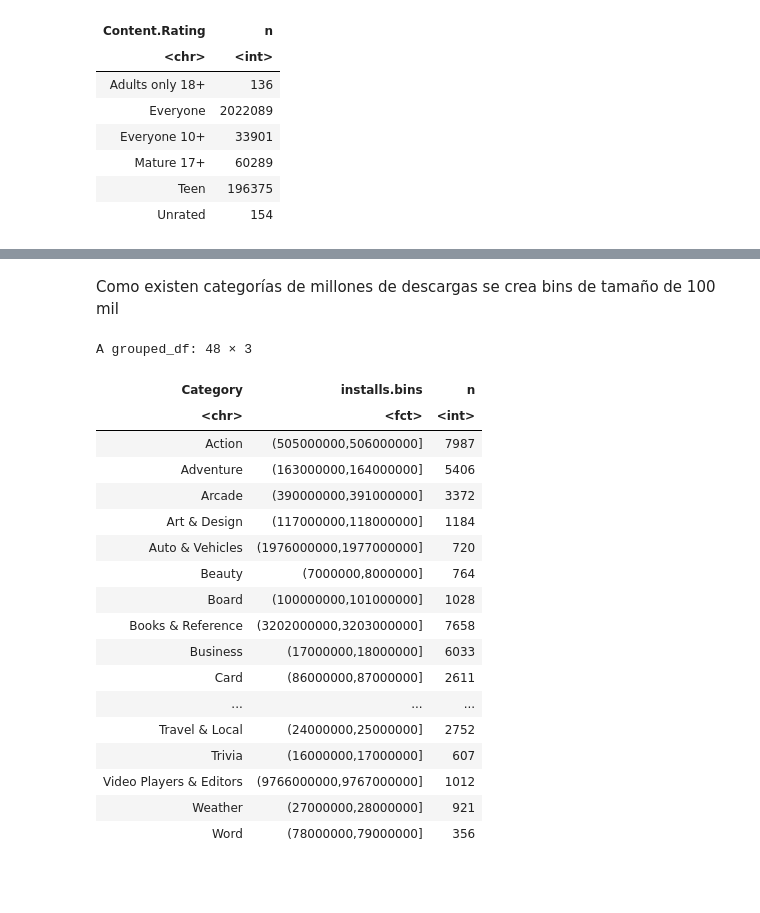
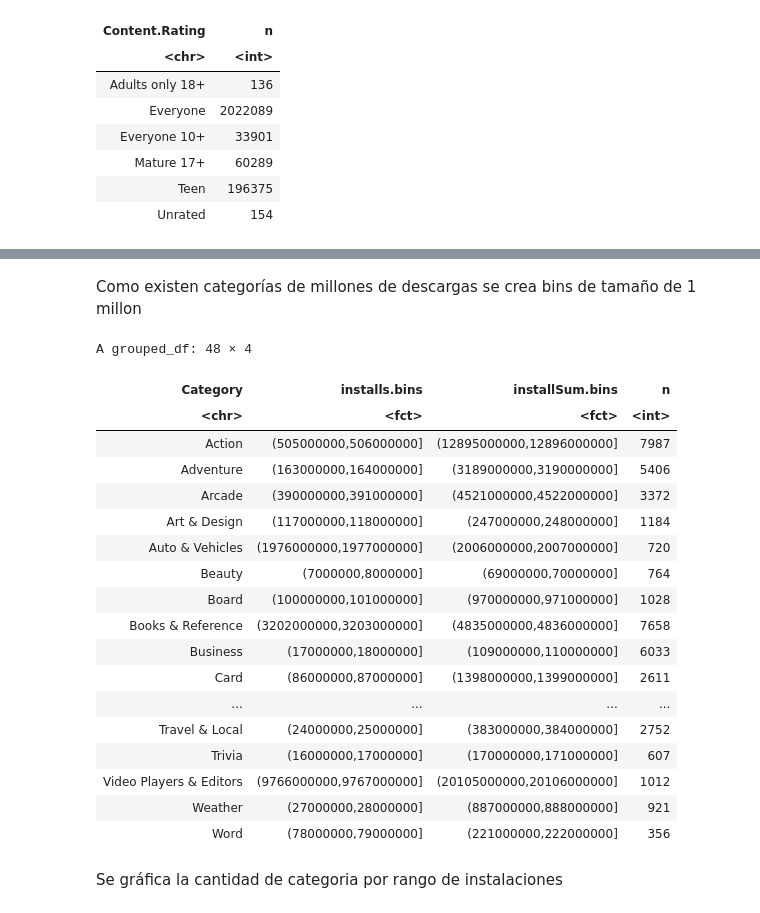
Before and after one commit to JHyel2015/Proyecto_1B_2023A, a Jupyter notebook: notebooks/Project1B.ipynb, the cells around one changed output, grey strips where cells are left out. Cells and saved outputs as stored; diff of their text form; code cells hidden in the pictures; blank space fills up the shorter version.

```diff
--- a/notebooks/Project1B.ipynb
+++ b/notebooks/Project1B.ipynb
@@ -105,0 +109,14 @@ A data.frame: 10 × 10
+# %%
+df2 %>%
+   filter(is.na(App.Name))
+
+print("Atributos con NAs")
+colnames(df2)[colSums(is.na(df2)) > 0]
+
+# Se reemplaza el valor NA del App.Name por el nombre la Categoria
+df3 <- df2 %>%
+   mutate(App.Name = coalesce(App.Name, Category))
+
+# Se vuelve a validar los valores NA para verificar que no se muestre el atributo App.Name reemplazado
+print("Atributos con NAs")
+colnames(df3)[colSums(is.na(df3)) > 0]
@@ -105,0 +134,9 @@ A data.frame: 10 × 10
+# %%
+# Como los atributos que todavía tienen NAs son del tipo numérico se reemplaza por ceros
+df4 <- df3 %>% impute_zero_all()
+
+
+print("Atributos con NAs")
+colnames(df4)[colSums(is.na(df4)) > 0]
+
+df4 %>% head(10)
@@ -108,9 +161,11 @@ Con los datos ya preparados se valida las categorías de edad para escoger Todos
 # %%
-df3 %>%
+df4 %>%
     group_by(Content.Rating) %>%
     count()
 
-playstore <- df3 %>%
+# playstore <- df4
+
+playstore <- df4 %>%
     filter(Content.Rating == "Teen")
 # %% [output]
 A grouped_df: 6 × 2
@@ -152,37 +209,40 @@ A tibble: 48 × 2
 # %% [markdown]
-Como existen categorías de millones de descargas se crea bins de tamaño de 100 mil
+Como existen categorías de millones de descargas se crea bins de tamaño de 1 millon
 # %%
 playstore <- playstore %>%
     group_by(Category) %>%
-    mutate(install.max = max(Maximum.Installs))
+    mutate(install.max = max(Maximum.Installs), install.sum = sum(Maximum.Installs))
 
 playstore <- playstore %>%
-   mutate(installs.bins = cut(install.max, breaks= 1000000*(0:100000),dig.lab=11))
+   mutate(installs.bins = cut(install.max, breaks= 1000000*(0:100000),dig.lab=11),
+    installSum.bins = cut(install.sum, breaks= 1000000*(0:100000),dig.lab=11))
 # %%
 playstore %>%
-    group_by(Category, installs.bins) %>%
-    arrange(desc(installs.bins)) %>%
+    group_by(Category, installs.bins, installSum.bins) %>%
+    arrange(desc(installSum.bins)) %>%
     count()
 # %% [output]
-A grouped_df: 48 × 3
+A grouped_df: 48 × 4
-| Category | installs.bins | n |
-| <chr> | <fct> | <int> |
-| Action | (505000000,506000000] | 7987 |
-| Adventure | (163000000,164000000] | 5406 |
-| Arcade | (390000000,391000000] | 3372 |
-| Art & Design | (117000000,118000000] | 1184 |
-| Auto & Vehicles | (1976000000,1977000000] | 720 |
-| Beauty | (7000000,8000000] | 764 |
-| Board | (100000000,101000000] | 1028 |
-| Books & Reference | (3202000000,3203000000] | 7658 |
-| Business | (17000000,18000000] | 6033 |
-| Card | (86000000,87000000] | 2611 |
-| ... | ... | ... |
-| Travel & Local | (24000000,25000000] | 2752 |
-| Trivia | (16000000,17000000] | 607 |
-| Video Players & Editors | (9766000000,9767000000] | 1012 |
-| Weather | (27000000,28000000] | 921 |
-| Word | (78000000,79000000] | 356 |
+| Category | installs.bins | installSum.bins | n |
+| <chr> | <fct> | <fct> | <int> |
+| Action | (505000000,506000000] | (12895000000,12896000000] | 7987 |
+| Adventure | (163000000,164000000] | (3189000000,3190000000] | 5406 |
+| Arcade | (390000000,391000000] | (4521000000,4522000000] | 3372 |
+| Art & Design | (117000000,118000000] | (247000000,248000000] | 1184 |
+| Auto & Vehicles | (1976000000,1977000000] | (2006000000,2007000000] | 720 |
+| Beauty | (7000000,8000000] | (69000000,70000000] | 764 |
+| Board | (100000000,101000000] | (970000000,971000000] | 1028 |
+| Books & Reference | (3202000000,3203000000] | (4835000000,4836000000] | 7658 |
+| Business | (17000000,18000000] | (109000000,110000000] | 6033 |
+| Card | (86000000,87000000] | (1398000000,1399000000] | 2611 |
+| ... | ... | ... | ... |
+| Travel & Local | (24000000,25000000] | (383000000,384000000] | 2752 |
+| Trivia | (16000000,17000000] | (170000000,171000000] | 607 |
+| Video Players & Editors | (9766000000,9767000000] | (20105000000,20106000000] | 1012 |
+| Weather | (27000000,28000000] | (887000000,888000000] | 921 |
+| Word | (78000000,79000000] | (221000000,222000000] | 356 |
+# %% [markdown]
+Se gráfica la cantidad de categoria por rango de instalaciones
 # %%
 options(repr.plot.width=30, repr.plot.height=15)
 playstore %>%
```
Also changed, not shown: parts of 23 cells of this notebook.
